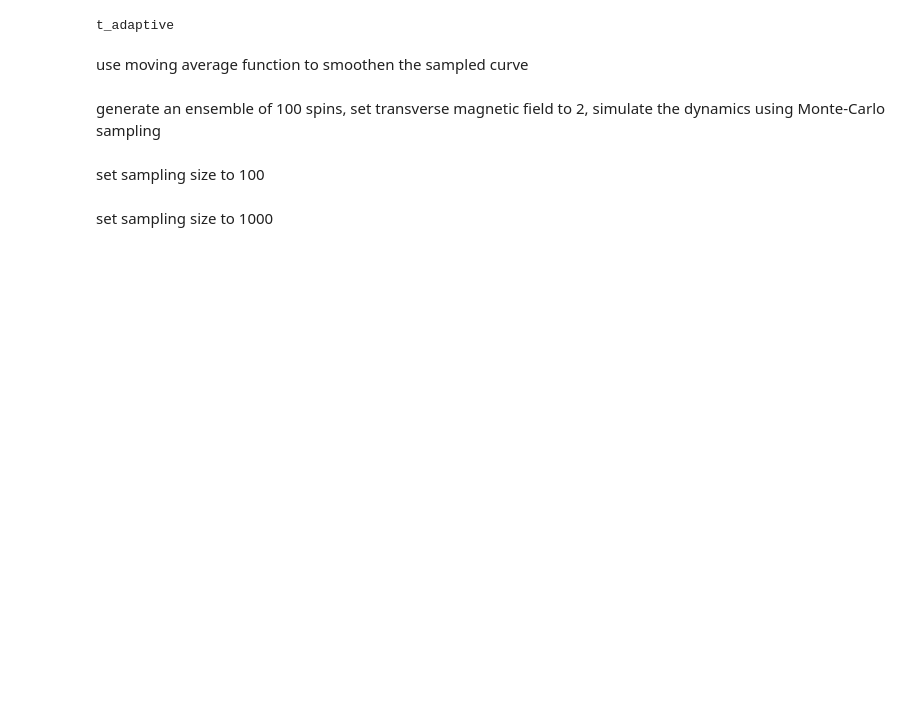
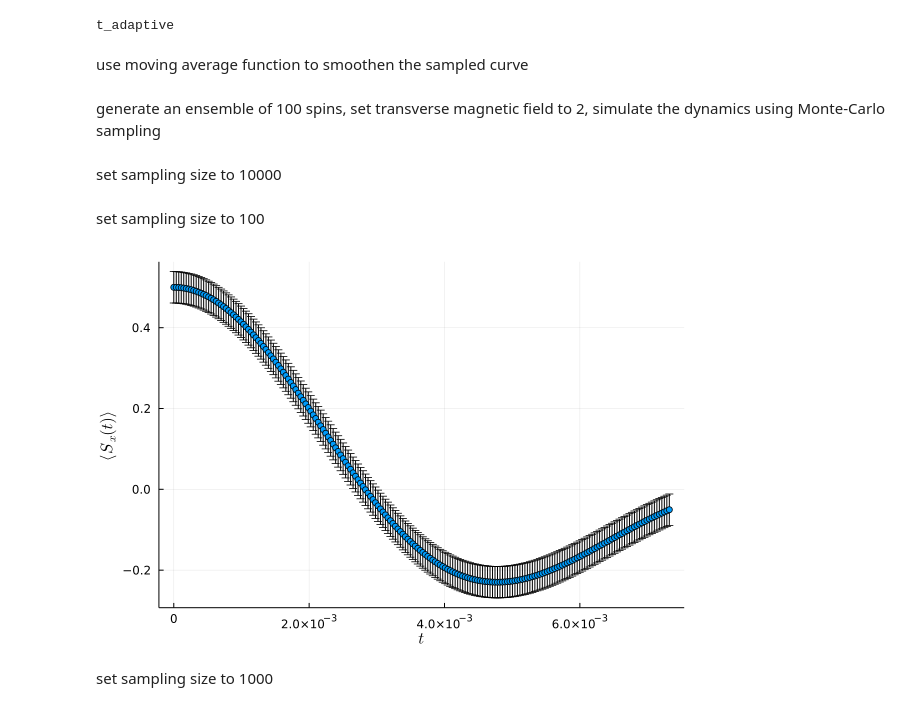
Before and after one commit to EigenSolver/SpinControl.jl, a Jupyter notebook: DrivingDecay.ipynb, the cells around one changed output. Cells and saved outputs as stored; diff of their text form; code cells hidden in the pictures; blank space fills up the shorter version.

```diff
--- a/DrivingDecay.ipynb
+++ b/DrivingDecay.ipynb
@@ -39,19 +39,21 @@ function moving_average(vs::AbstractArray{<:Number},n::Int; order=:backward, fil
 end;
 # %% [markdown]
 generate an ensemble of 100 spins, set transverse magnetic field to 2, simulate the dynamics using Monte-Carlo sampling
+# %% [markdown]
+set sampling size to 10000
 # %%
-N=100
+N=200
 D=rand_bath_dipolar_coefs(N,3);
-T=0:1e-4:4e-2;
+T=t_adaptive(D,200,len=200)
 h=2;
 # %% [markdown]
 set sampling size to 100
 # %%
 # plot the decay curve using the direct production
-f_t=f_sampling(T,D,h;N=100)
-f_smooth=moving_average(f_t,4)
-scatter(T,f_t;FID_plot_options...,labels="original")
-plot!(T,f_smooth,linestyle = :dash, linewidth=3, label="smoothed")
+f_t,f_var=f_sampling(T,D,h;N=100)
+scatter(T,f_t;FID_plot_options...,labels=:false,yerror=std(f_var))
+# %% [output]
+[figure, added]
 # %% [markdown]
 set sampling size to 1000
 # %%
```
Also changed, not shown: parts of 15 cells of this notebook, 3 other files.
